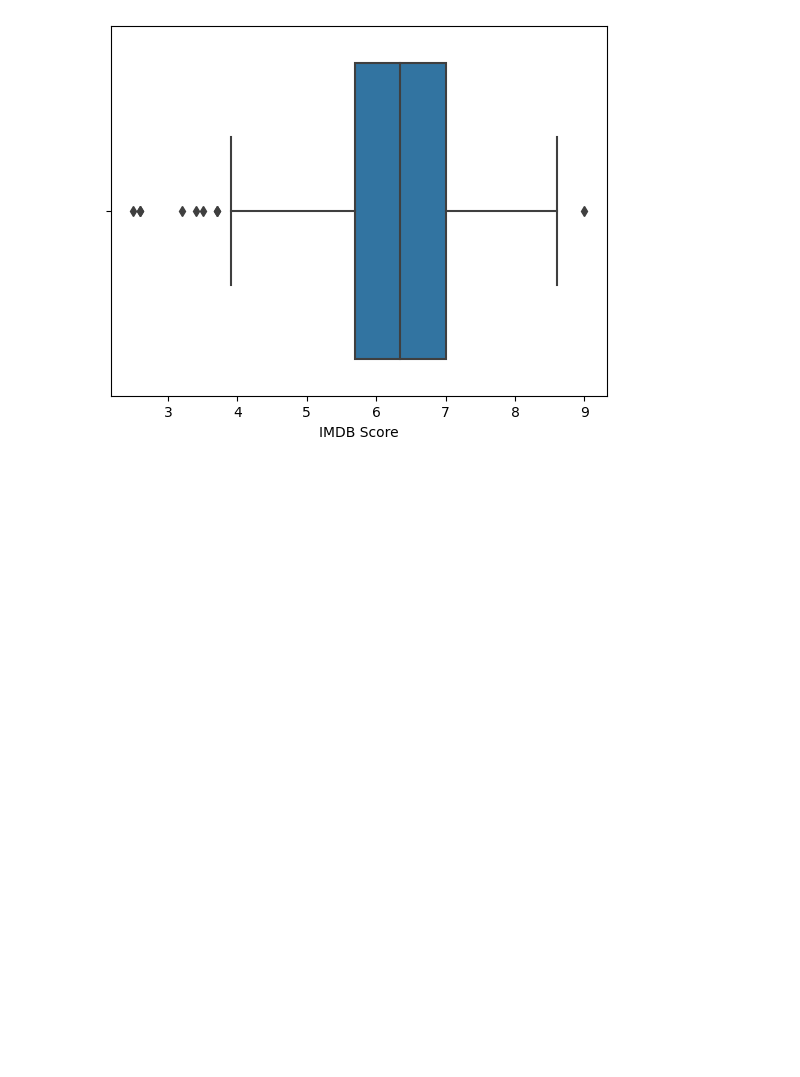
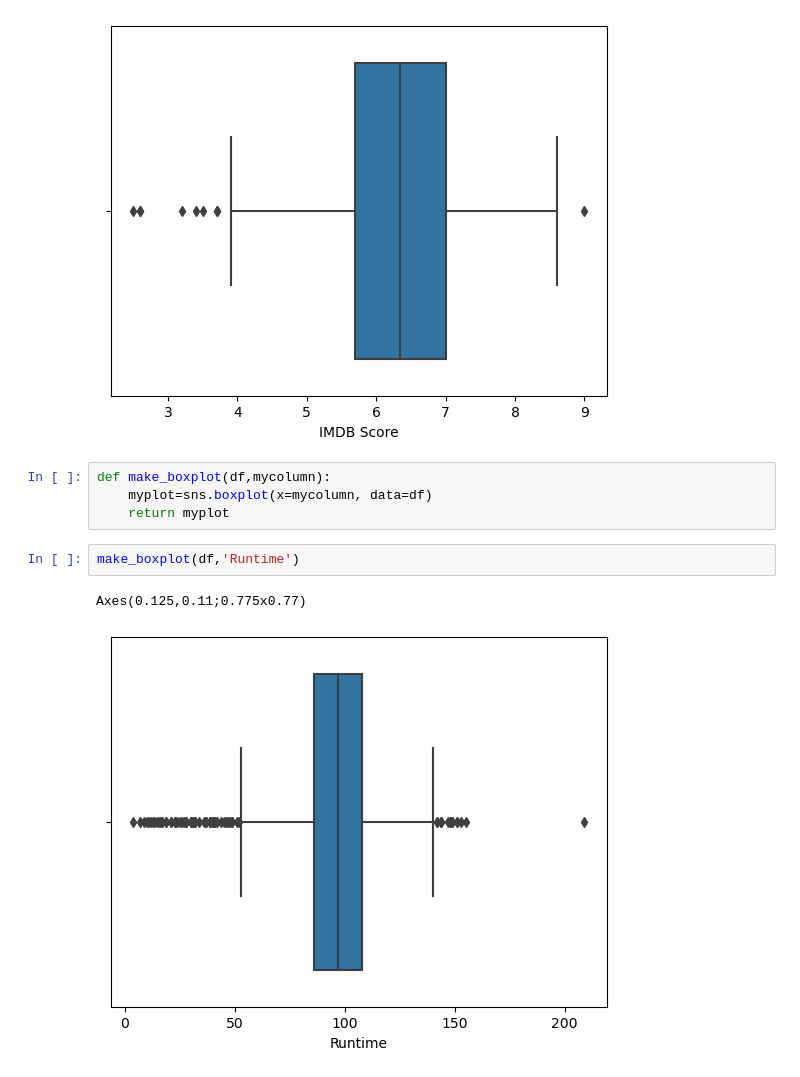
Before and after one commit to AICarope/data-science-machine-learning-main, a Jupyter notebook: notebooks/06-5_netxflix_eda.ipynb, the cells around one changed output. Cells and saved outputs as stored; diff of their text form; blank space fills up the shorter version.

```diff
--- a/notebooks/06-5_netxflix_eda.ipynb
+++ b/notebooks/06-5_netxflix_eda.ipynb
@@ -243,3 +243,12 @@ sns.boxplot(x='IMDB Score', data=df)
 # %% [output]
 <Axes: xlabel='IMDB Score'>
 [figure]
+# %%
+def make_boxplot(df,mycolumn):
+    myplot=sns.boxplot(x=mycolumn, data=df)
+    return myplot
+# %%
+make_boxplot(df,'Runtime')
+# %% [output]
+Axes(0.125,0.11;0.775x0.77)
+[figure, added]
```
Also changed, not shown: parts of 1 cell of this notebook, 1 other file.
